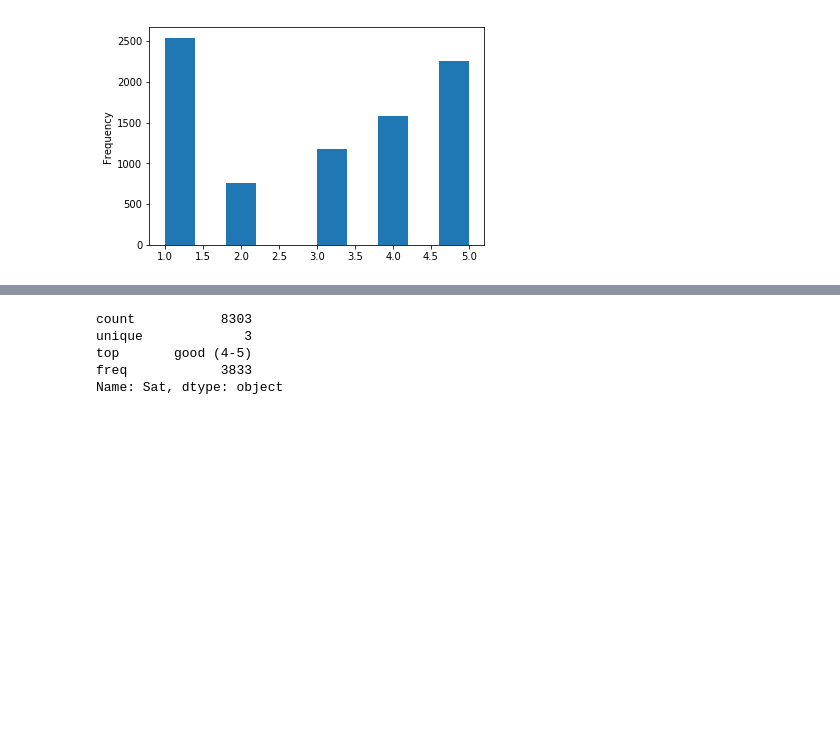
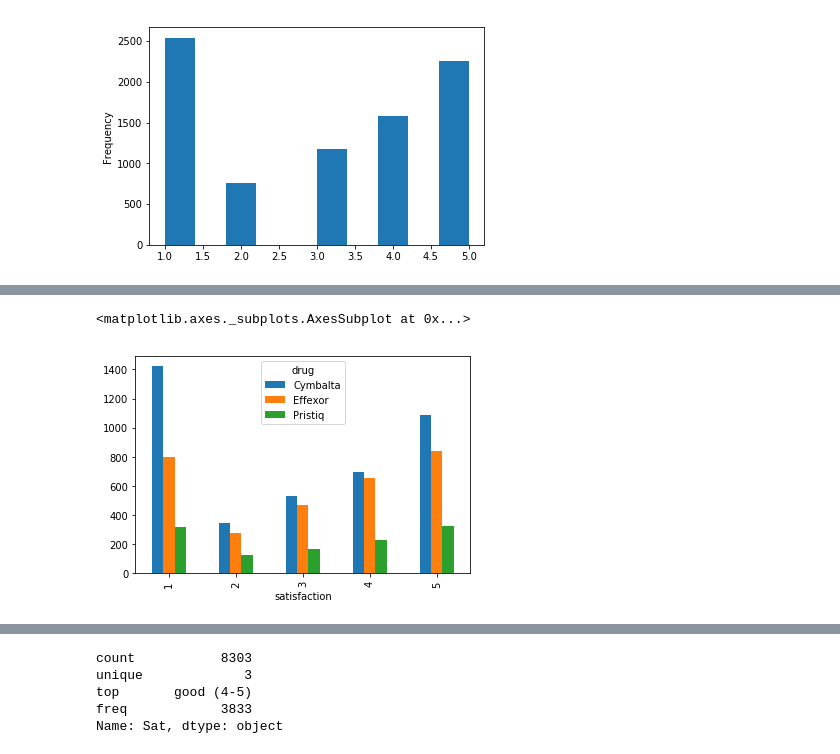
Before and after one commit to chinm0818/WebMDScrape, a Jupyter notebook: datas/Drug review analysis.ipynb, the cells around one changed output, grey strips where cells are left out. Cells and saved outputs as stored; diff of their text form; code cells hidden in the pictures; blank space fills up the shorter version.

```diff
--- a/datas/Drug review analysis.ipynb
+++ b/datas/Drug review analysis.ipynb
@@ -437,0 +462,7 @@ pristiq.satisfaction.plot.hist()
+# %%
+DRates = Drugs.groupby(['drug', 'satisfaction'])['Date_time'].count()
+DRates = DRates.unstack(level = 0)
+DRates.plot.bar()
+# %% [output]
+<matplotlib.axes._subplots.AxesSubplot at 0x...>
+[figure, added]
```
Also changed, not shown: parts of 70 cells of this notebook, 21 other files.
